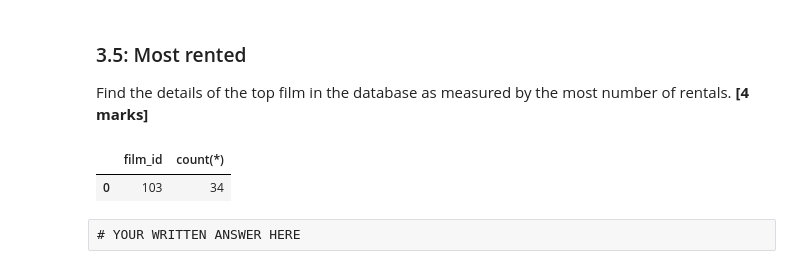
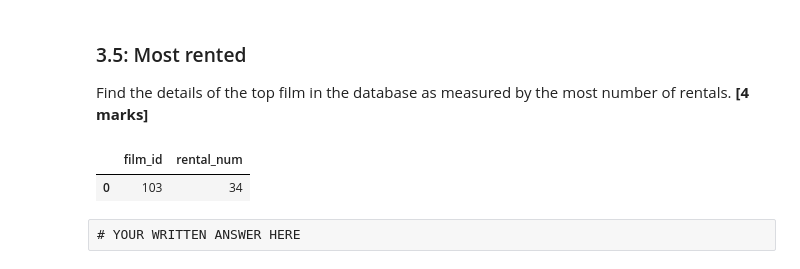
Before and after one commit to kylifish0100/comp2420_assignment2, a Jupyter notebook: Assignment_2_2022_u7262936.ipynb, the cells around one changed output. Saved outputs shown, nothing was run; the diff lists cells and outputs as text; code cells hidden in the pictures.

```diff
--- a/Assignment_2_2022_u7262936.ipynb
+++ b/Assignment_2_2022_u7262936.ipynb
@@ -823,11 +831,11 @@ Find the details of the top film in the database as measured by the most number
 <span style= 'float: right;'><b>[4 marks]</b></span>
 # %%
 # YOUR CODE HERE
-query = "SELECT film_id, count(*) FROM rental JOIN inventory ON rental.inventory_id=inventory.inventory_id GROUP BY film_id ORDER BY count(*) DESC LIMIT 1 ;"
+query = "SELECT film_id, count(*) AS rental_num FROM rental JOIN inventory ON rental.inventory_id=inventory.inventory_id GROUP BY film_id ORDER BY count(*) DESC LIMIT 1 ;"
 most_rented = pd.read_sql_query(query, conn)
 display(most_rented)
 # %% [output]
-|  | film_id | count(*) |
+|  | film_id | rental_num |
 | 0 | 103 | 34 |
 # %% [raw]
 # YOUR WRITTEN ANSWER HERE
```
Also changed, not shown: parts of 9 cells of this notebook.
